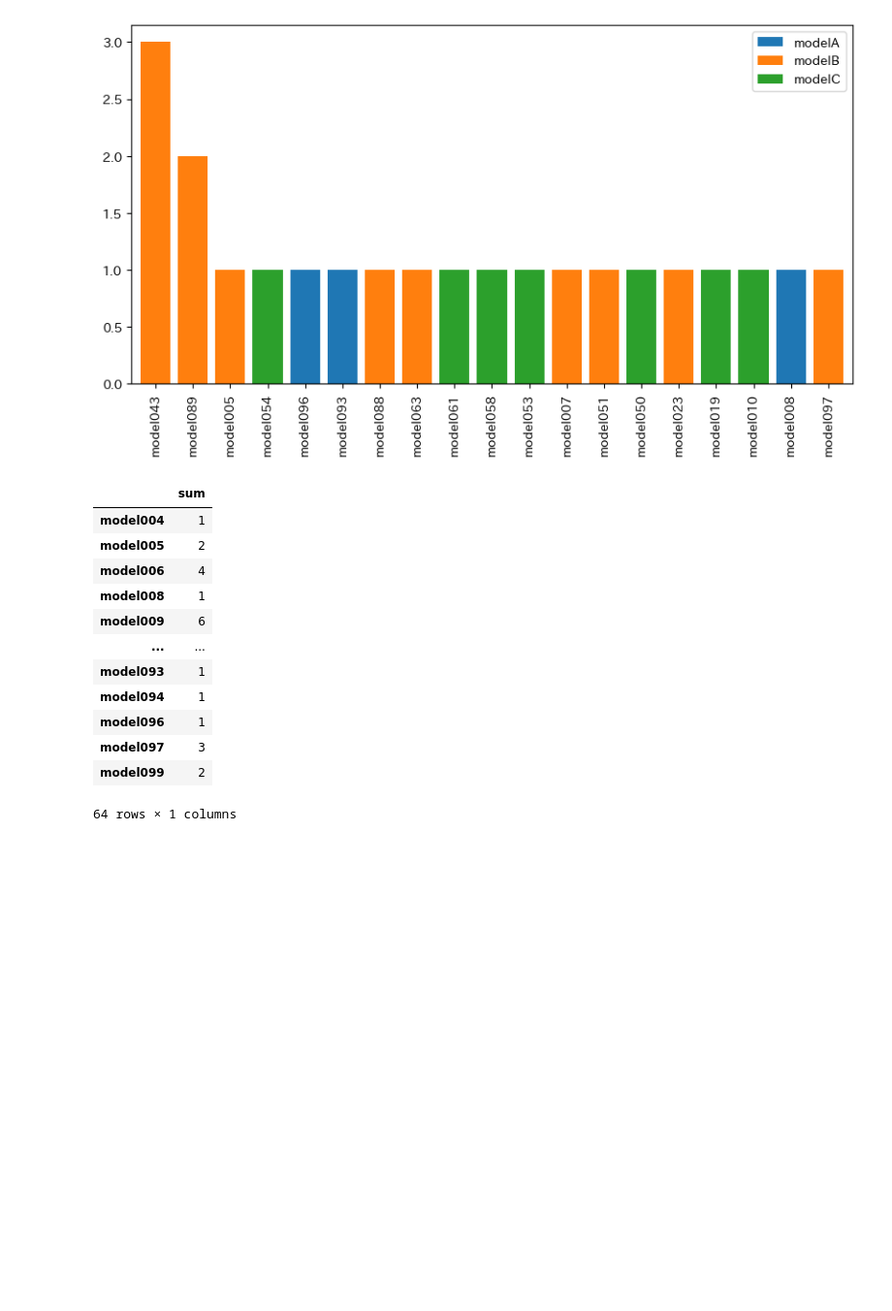
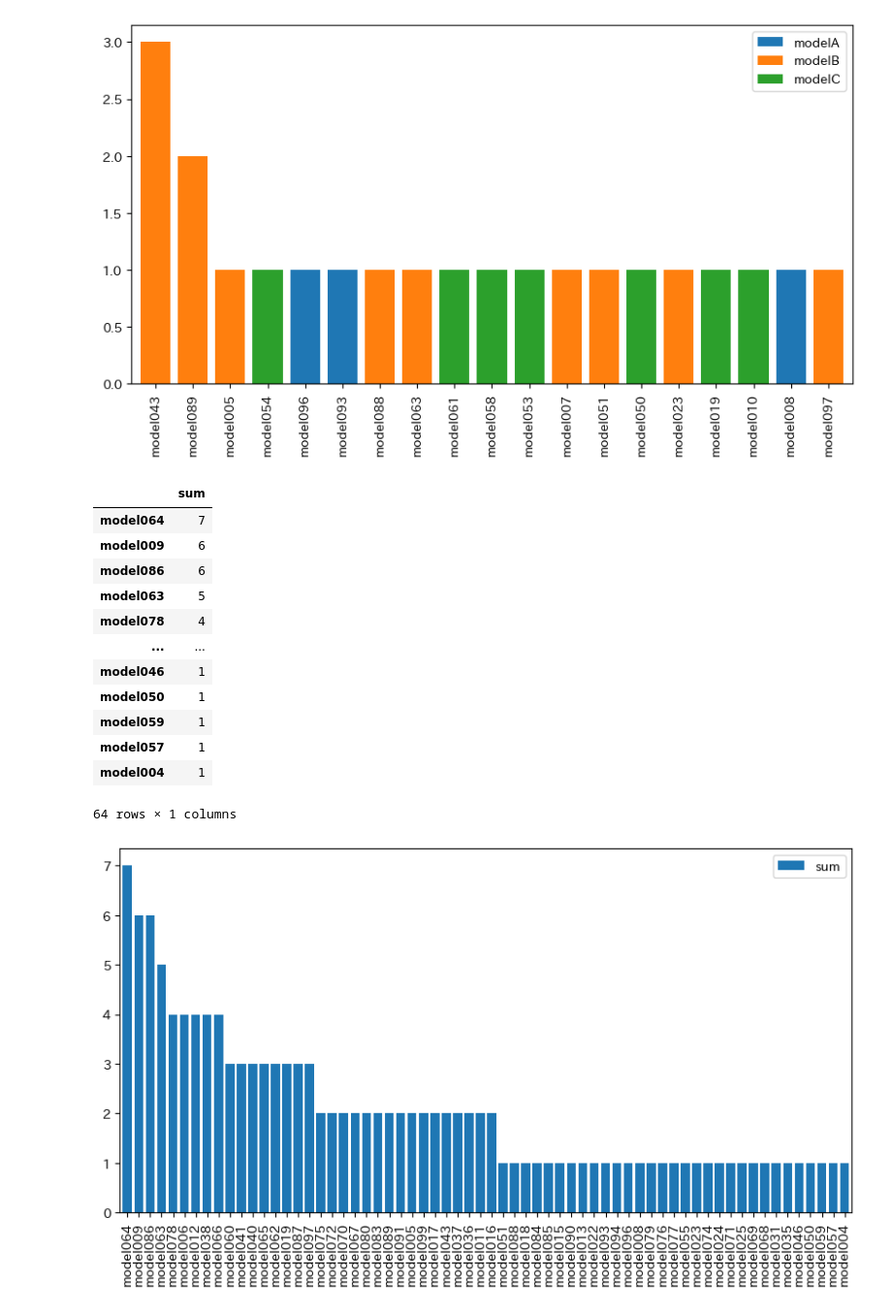
Before and after one commit to TakumiInoue0628/py-ds, a Jupyter notebook: notebook/demo.ipynb, the cells around one changed output. Shown at 97% size. Saved outputs shown, nothing was run; the diff lists cells and outputs as text; code cells hidden in the pictures; blank space fills up the shorter version.

```diff
--- a/notebook/demo.ipynb
+++ b/notebook/demo.ipynb
@@ -179,32 +231,51 @@ plt.show()
 | model008 | 1 | 0 | 0 | 1 |
 | model097 | 0 | 1 | 0 | 1 |
 [figure]
-# %%
-### Analysis 3
-target_list = df_analysis2_total.index.tolist()
-
-### Select a subset of the DataFrame for analysis 1
-df_analysis3 = df_subset[target_list]
-
-### Drop rows with all zero values
-df_analysis3 = df_analysis3.loc[(df_analysis3 != 0).any(axis=1), :]
-
-df_analysis3_total = pd.DataFrame(df_analysis3.sum(axis=1), columns=['sum'])
-
-display(df_analysis3_total)
-# %% [output]
-|  | sum |
-| model004 | 1 |
-| model005 | 2 |
-| model006 | 4 |
-| model008 | 1 |
-| model009 | 6 |
-| ... | ... |
-| model093 | 1 |
-| model094 | 1 |
-| model096 | 1 |
-| model097 | 3 |
-| model099 | 2 |
-64 rows × 1 columns
+# %%
+### Analysis 1-2
+target_list = df_analysis2_1_total.index.tolist()
+
+### Select a subset of the DataFrame for analysis 1
+df_analysis2_2 = df_subset[target_list]
+
+### Drop rows with all zero values
+df_analysis2_2 = df_analysis2_2.loc[(df_analysis2_2 != 0).any(axis=1), :]
+
+### Totalling
+df_analysis2_2_total = pd.DataFrame(df_analysis2_2.sum(axis=1), columns=['sum'])
+
+### Sort the DataFrame by the specified column
+df_analysis2_2_total.sort_values(by='sum', ascending=False, inplace=True)
+
+### Display the analysis result
+display(df_analysis2_2_total)
+
+### Figure
+fig, ax = plt.subplots(figsize=(10, 5))
+df_analysis2_2_total.plot(
+    kind='bar',
+    ax=ax,
+    width=0.8,
+)
+ax.set_xticklabels(df_analysis2_2_total.index)
+ax.set_xlabel('')
+ax.set_ylabel('')
+ax.set_title('')
+plt.show()
+# %% [output]
+|  | sum |
+| model064 | 7 |
+| model009 | 6 |
+| model086 | 6 |
+| model063 | 5 |
+| model078 | 4 |
+| ... | ... |
+| model046 | 1 |
+| model050 | 1 |
+| model059 | 1 |
+| model057 | 1 |
+| model004 | 1 |
+64 rows × 1 columns
+[figure, added]
 # %%
 ### Result
```
Also changed, not shown: parts of 7 cells of this notebook, 5 other files.
